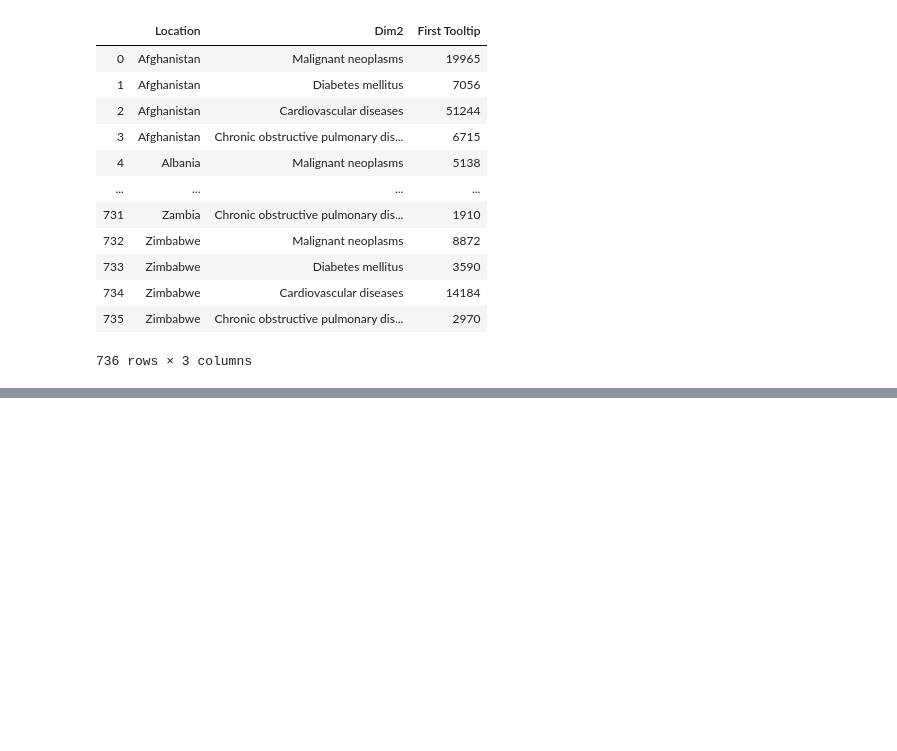
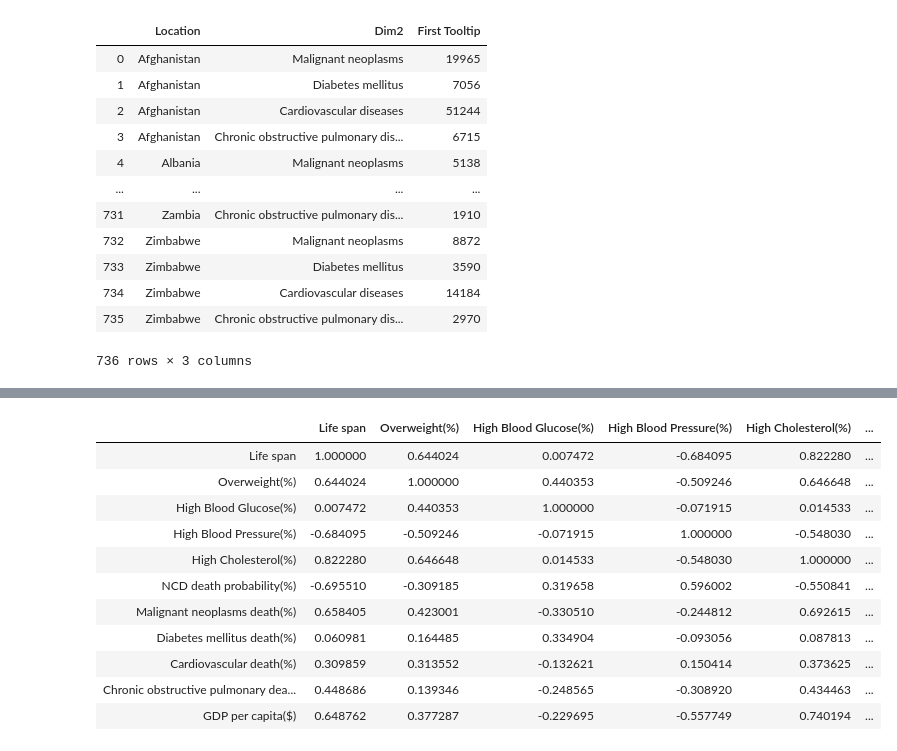
Before and after one commit to JiahuaWU/ada2019, a Jupyter notebook: Get_health_data.ipynb, the cells around one changed output, grey strips where cells are left out. Cells and saved outputs as stored; diff of their text form; code cells hidden in the pictures; blank space fills up the shorter version.

```diff
--- a/Get_health_data.ipynb
+++ b/Get_health_data.ipynb
@@ -187,0 +118,15 @@ data.to_csv('./data/health.csv')
+# %%
+data_health_wealth.corr()
+# %% [output]
+|  | Life span | Overweight(%) | High Blood Glucose(%) | High Blood Pressure(%) | High Cholesterol(%) | ... |
+| Life span | 1.000000 | 0.644024 | 0.007472 | -0.684095 | 0.822280 | ... |
+| Overweight(%) | 0.644024 | 1.000000 | 0.440353 | -0.509246 | 0.646648 | ... |
+| High Blood Glucose(%) | 0.007472 | 0.440353 | 1.000000 | -0.071915 | 0.014533 | ... |
+| High Blood Pressure(%) | -0.684095 | -0.509246 | -0.071915 | 1.000000 | -0.548030 | ... |
+| High Cholesterol(%) | 0.822280 | 0.646648 | 0.014533 | -0.548030 | 1.000000 | ... |
+| NCD death probability(%) | -0.695510 | -0.309185 | 0.319658 | 0.596002 | -0.550841 | ... |
+| Malignant neoplasms death(%) | 0.658405 | 0.423001 | -0.330510 | -0.244812 | 0.692615 | ... |
+| Diabetes mellitus death(%) | 0.060981 | 0.164485 | 0.334904 | -0.093056 | 0.087813 | ... |
+| Cardiovascular death(%) | 0.309859 | 0.313552 | -0.132621 | 0.150414 | 0.373625 | ... |
+| Chronic obstructive pulmonary dea... | 0.448686 | 0.139346 | -0.248565 | -0.308920 | 0.434463 | ... |
+| GDP per capita($) | 0.648762 | 0.377287 | -0.229695 | -0.557749 | 0.740194 | ... |
```
Also changed, not shown: parts of 20 cells of this notebook.
